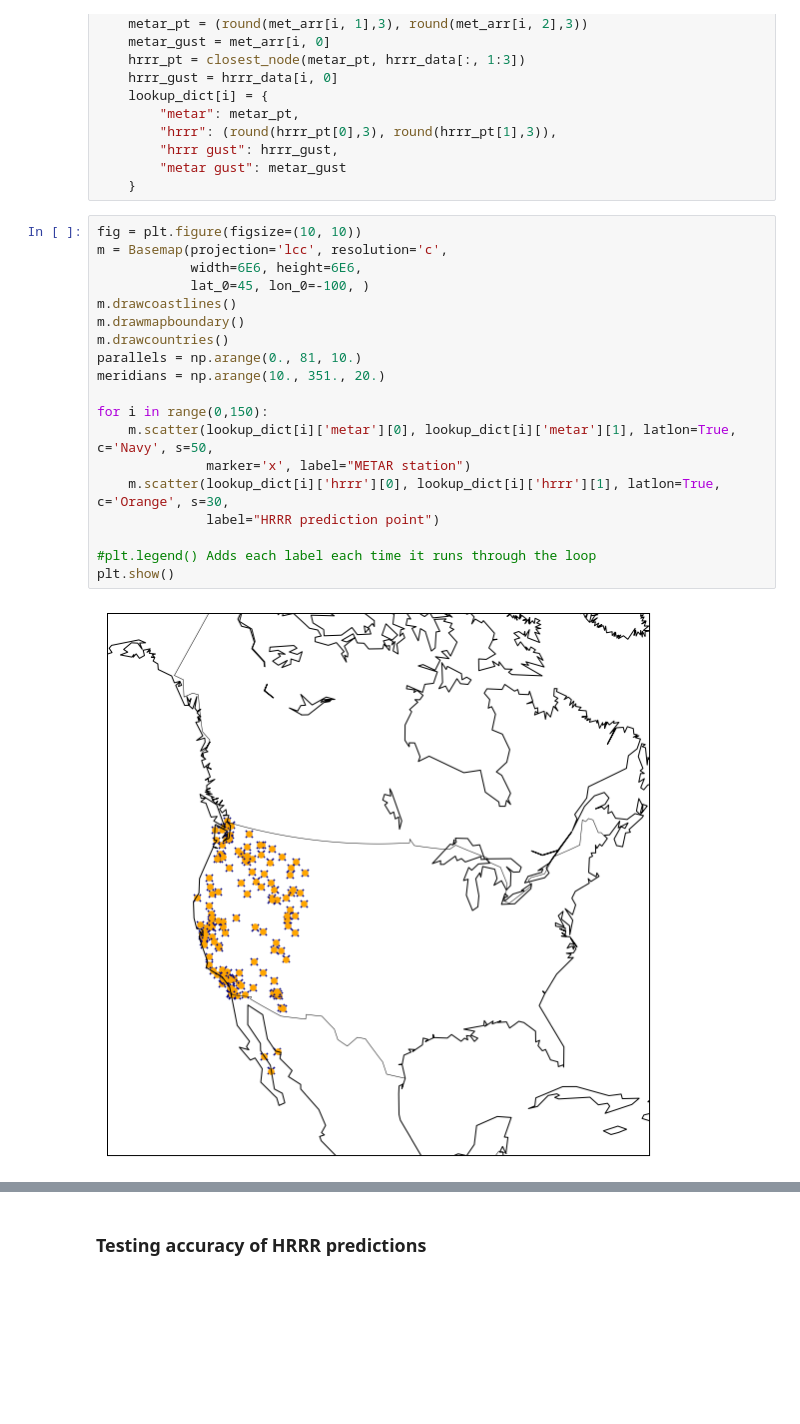
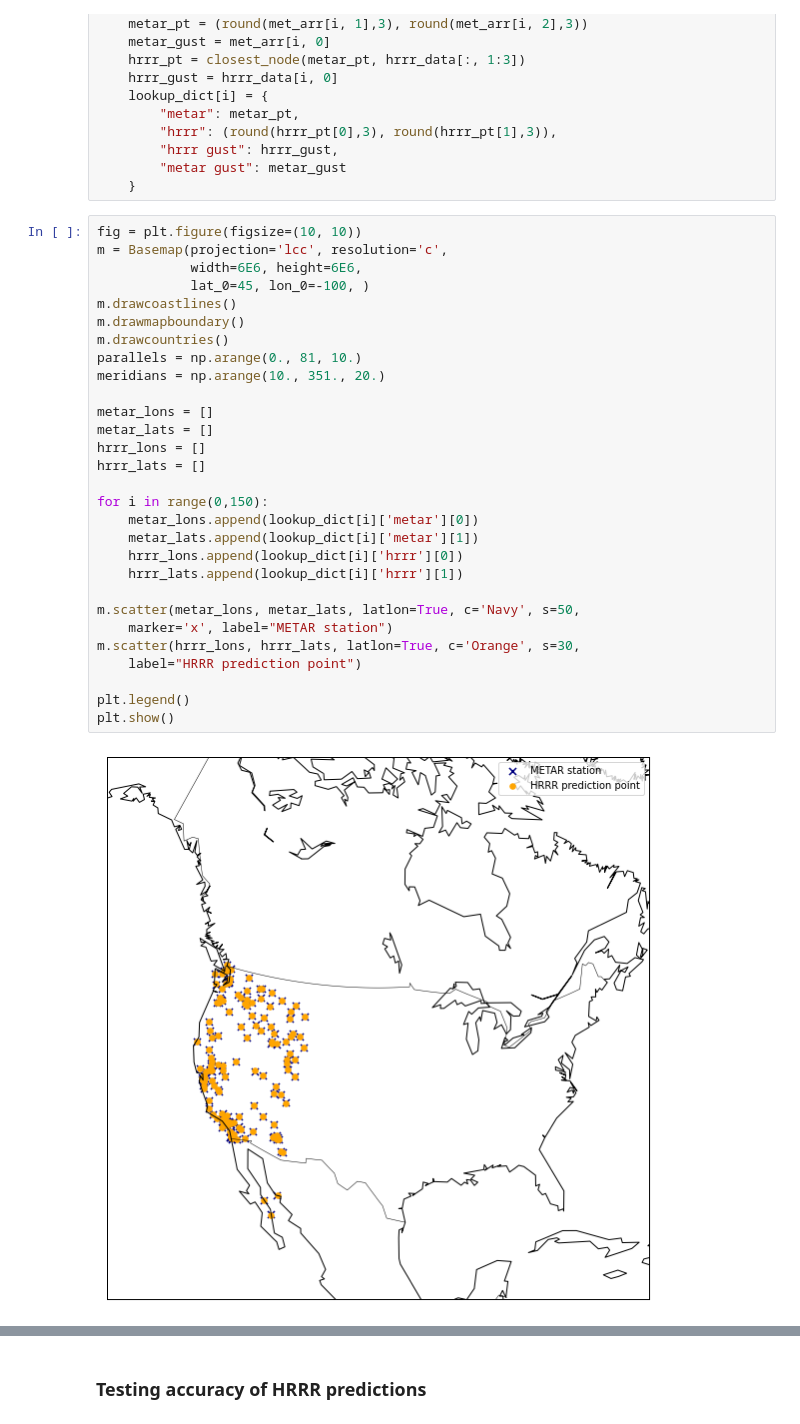
Before and after one commit to jesseturner/Wind-Gust-Predictions, a Jupyter notebook: HRRR_Performance_Evaluation.ipynb, the cells around one changed output, grey strips where cells are left out. Cells and saved outputs as stored; diff of their text form; blank space fills up the shorter version.

Commit message:
Maps are plotted from lists instead of running scatter through a loop

```diff
--- a/HRRR_Performance_Evaluation.ipynb
+++ b/HRRR_Performance_Evaluation.ipynb
@@ -137,21 +137,31 @@ for i in range(0,150):
 # %%
 fig = plt.figure(figsize=(10, 10))
 m = Basemap(projection='lcc', resolution='c',
             width=6E6, height=6E6,
             lat_0=45, lon_0=-100, )
 m.drawcoastlines()
 m.drawmapboundary()
 m.drawcountries()
 parallels = np.arange(0., 81, 10.)
 meridians = np.arange(10., 351., 20.)
 
+metar_lons = []
+metar_lats = []
+hrrr_lons = []
+hrrr_lats = []
+
 for i in range(0,150):
-    m.scatter(lookup_dict[i]['metar'][0], lookup_dict[i]['metar'][1], latlon=True, c='Navy', s=50,
-              marker='x', label="METAR station")
-    m.scatter(lookup_dict[i]['hrrr'][0], lookup_dict[i]['hrrr'][1], latlon=True, c='Orange', s=30,
-              label="HRRR prediction point")
+    metar_lons.append(lookup_dict[i]['metar'][0])
+    metar_lats.append(lookup_dict[i]['metar'][1])
+    hrrr_lons.append(lookup_dict[i]['hrrr'][0])
+    hrrr_lats.append(lookup_dict[i]['hrrr'][1])
 
-#plt.legend() Adds each label each time it runs through the loop
+m.scatter(metar_lons, metar_lats, latlon=True, c='Navy', s=50,
+    marker='x', label="METAR station")
+m.scatter(hrrr_lons, hrrr_lats, latlon=True, c='Orange', s=30,
+    label="HRRR prediction point")
+
+plt.legend()
 plt.show()
 # %% [output]
-[figure, old version]
+[figure, new version]
```
Also changed, not shown: parts of 3 cells of this notebook, 1 other file.
